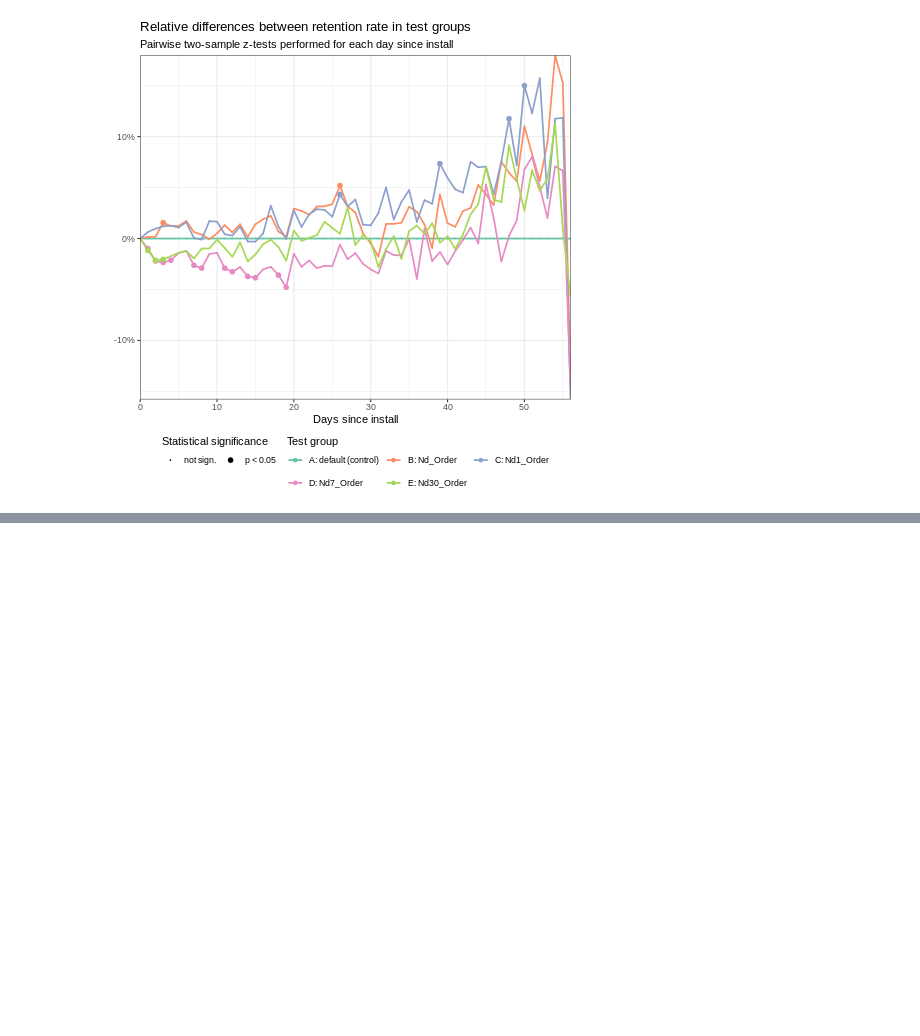
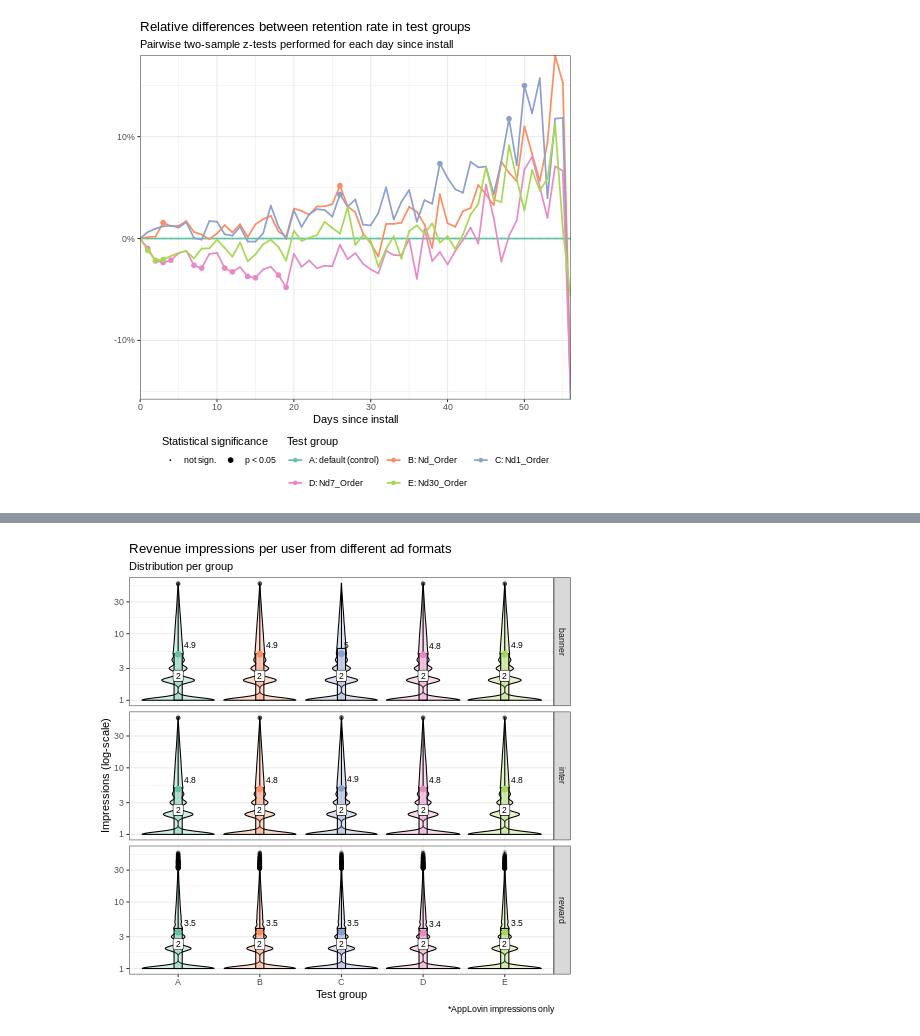
Before and after one commit to PedroNVSRamos/justplay_casestudy, a Jupyter notebook: justplay_casestudy.ipynb, the cells around one changed output, grey strips where cells are left out. Cells and saved outputs as stored; diff of their text form; code cells hidden in the pictures; blank space fills up the shorter version.

```diff
--- a/justplay_casestudy.ipynb
+++ b/justplay_casestudy.ipynb
@@ -1113,0 +1236,38 @@ While the several variants do not seem to "move the needle" sufficiently for me
+# %%
+%%R -i df_impressions_per_format
+
+options(warn = -1)
+
+df_impressions_per_format_summary <-
+  df_impressions_per_format |>
+  group_by(group_id, ad_unit_format) |>
+  summarise(median_impressions = round(median(impressions, na.rm = TRUE), 1),
+            avg_impressions = round(mean(impressions, na.rm = TRUE), 1),
+            .groups = "drop")
+
+df_impressions_per_format |>
+  ggplot(aes(x = group_id, y = impressions, fill = group_id)) +
+    geom_violin(trim = TRUE, alpha = 0.3, color = "black") +
+    geom_boxplot(color = "black", alpha = 0.3, outlier.alpha = 0.1, width = 0.1) +
+    geom_point(data = df_impressions_per_format_summary,
+               aes(x = group_id, y = avg_impressions, color = group_id),
+               size = 2.5, inherit.aes = FALSE) +
+    geom_label(data = df_impressions_per_format_summary,
+               aes(x = group_id, y = median_impressions, label = median_impressions),
+               vjust = 0.1, size = 3, inherit.aes = FALSE) +
+    geom_text(data = df_impressions_per_format_summary,
+              aes(x = group_id, y = avg_impressions, label = avg_impressions),
+              vjust = -1, hjust = -0.5, size = 3, inherit.aes = FALSE) +
+    scale_x_discrete(name = "Test group", labels = function(x) sub(":.*", "", x)) +
+    scale_y_log10(name = "Impressions (log-scale)",) +
+    scale_color_brewer(name = "", palette = "Set2") +
+    scale_fill_brewer(name = "", palette = "Set2") +
+    facet_grid(ad_unit_format~., scales = "free") +
+    #coord_cartesian(ylim = c(0, 10)) +
+    labs(caption = "*AppLovin impressions only") +
+    ggtitle(label = "Revenue impressions per user from different ad formats",
+            subtitle = "Distribution per group") +
+    theme_bw() +
+    theme(legend.position = "none")
+# %% [output]
+[figure, added]
```
Also changed, not shown: parts of 30 cells of this notebook.
